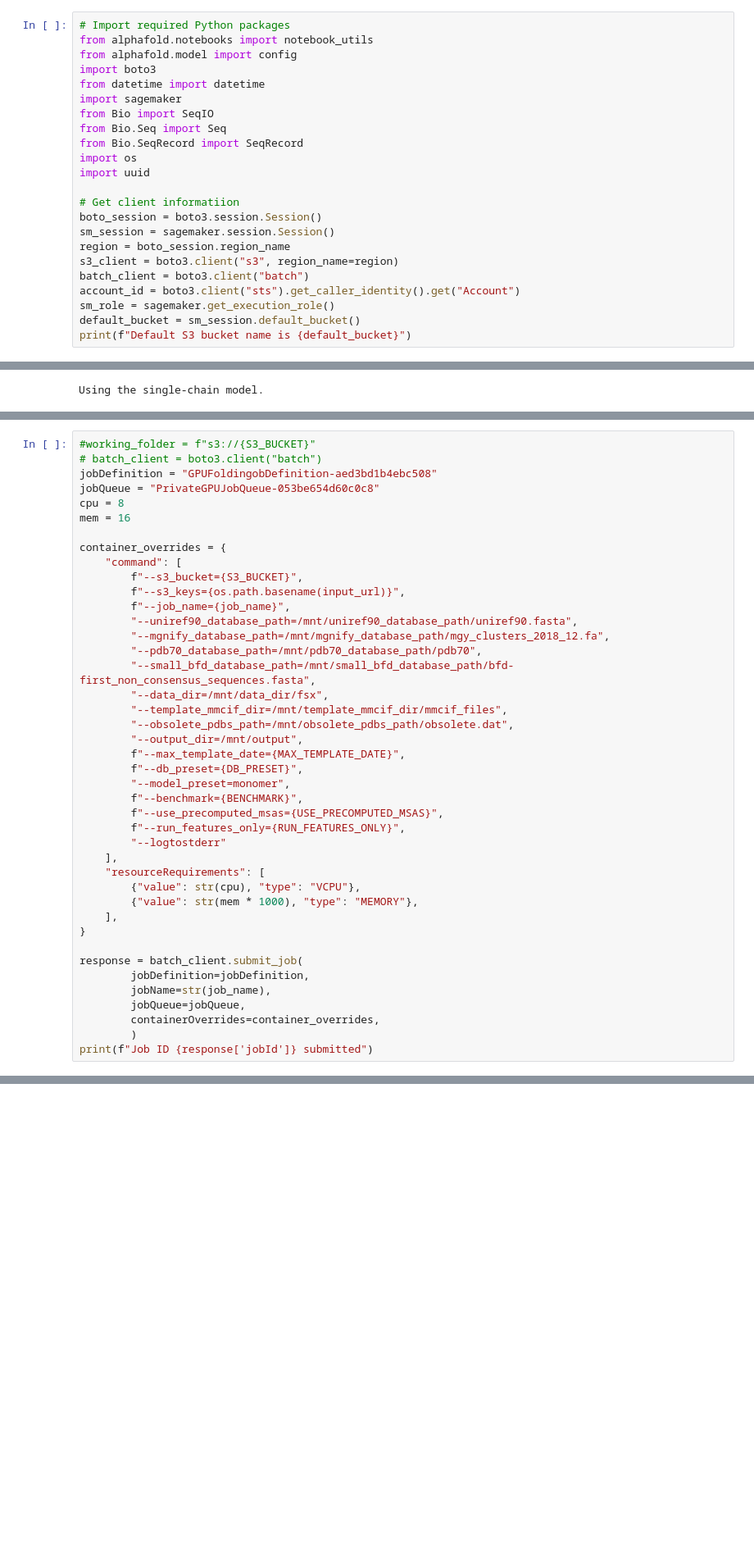
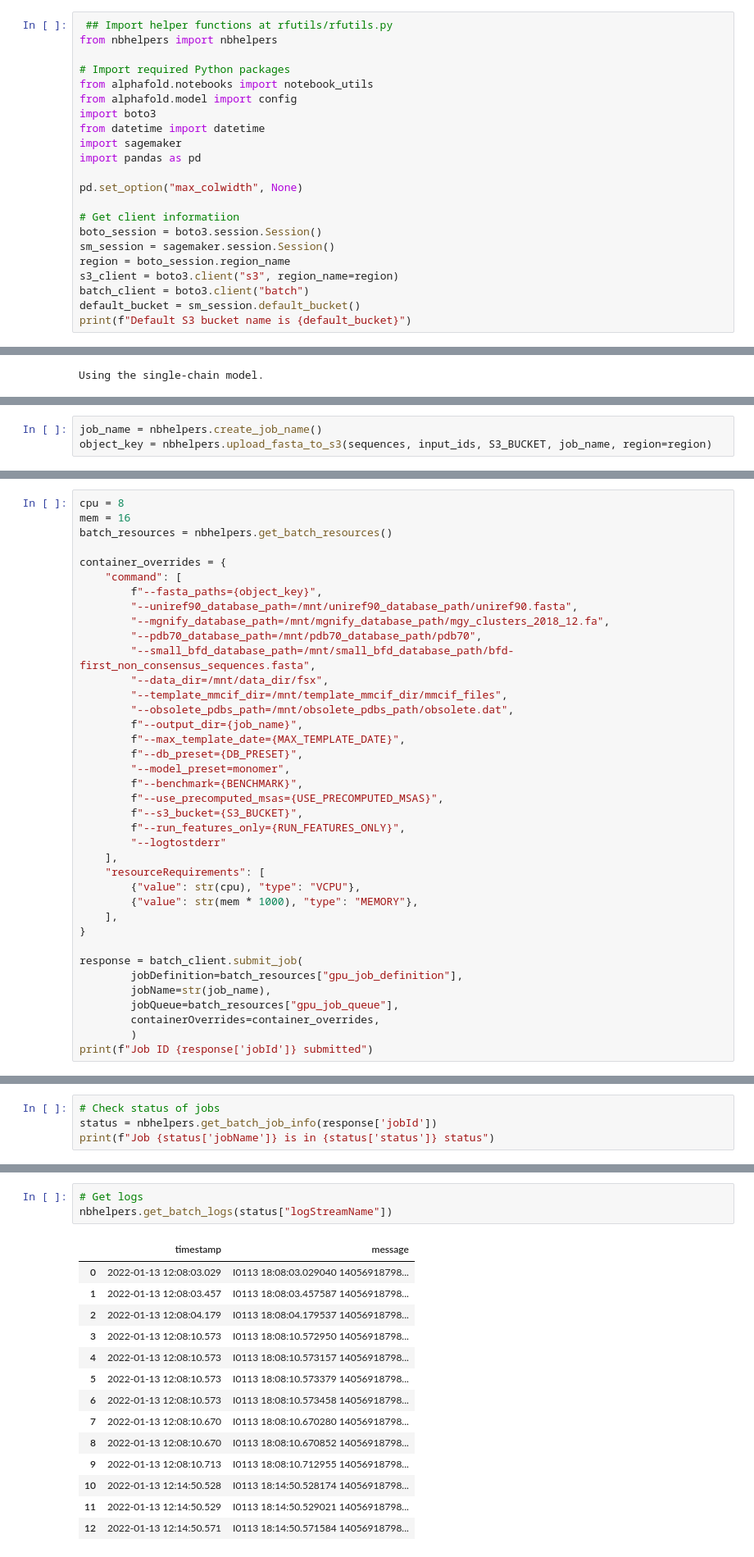
Before and after one commit to aws-samples/aws-batch-architecture-for-alphafold, a Jupyter notebook: notebooks/AWS-AlphaFold.ipynb, the cells around one changed output, grey strips where cells are left out. Shown at 82% size. Cells and saved outputs as stored; diff of their text form; blank space fills up the shorter version.

```diff
--- a/notebooks/AWS-AlphaFold.ipynb
+++ b/notebooks/AWS-AlphaFold.ipynb
@@ -35,17 +33,18 @@ Please paste the sequence of your protein in the text box below, then run the re
 
 Note that the search against databases and the actual prediction can take some time, from minutes to hours, depending on the length of the protein and what type of GPU you are allocated by Colab (see FAQ below).
 # %%
+ ## Import helper functions at rfutils/rfutils.py
+from nbhelpers import nbhelpers
+
 # Import required Python packages
 from alphafold.notebooks import notebook_utils
 from alphafold.model import config
 import boto3
 from datetime import datetime
 import sagemaker
-from Bio import SeqIO
-from Bio.Seq import Seq
-from Bio.SeqRecord import SeqRecord
-import os
-import uuid
+import pandas as pd
+
+pd.set_option("max_colwidth", None)
 
 # Get client informatiion
 boto_session = boto3.session.Session()
@@ -53,8 +52,6 @@ sm_session = sagemaker.session.Session()
 region = boto_session.region_name
 s3_client = boto3.client("s3", region_name=region)
 batch_client = boto3.client("batch")
-account_id = boto3.client("sts").get_caller_identity().get("Account")
-sm_role = sagemaker.get_execution_role()
 default_bucket = sm_session.default_bucket()
 print(f"Default S3 bucket name is {default_bucket}")
 # %% [output]
@@ -172,0 +123,3 @@ os.path.basename(input_url)
+# %%
+job_name = nbhelpers.create_job_name()
+object_key = nbhelpers.upload_fasta_to_s3(sequences, input_ids, S3_BUCKET, job_name, region=region)
@@ -173,16 +130,11 @@ os.path.basename(input_url)
 # %%
-#working_folder = f"s3://{S3_BUCKET}"
-# batch_client = boto3.client("batch")
-jobDefinition = "GPUFoldingobDefinition-aed3bd1b4ebc508"
-jobQueue = "PrivateGPUJobQueue-053be654d60c0c8"
 cpu = 8
 mem = 16
+batch_resources = nbhelpers.get_batch_resources()
 
 container_overrides = {
     "command": [
-        f"--s3_bucket={S3_BUCKET}",
-        f"--s3_keys={os.path.basename(input_url)}",
-        f"--job_name={job_name}",
+        f"--fasta_paths={object_key}",
         "--uniref90_database_path=/mnt/uniref90_database_path/uniref90.fasta",
         "--mgnify_database_path=/mnt/mgnify_database_path/mgy_clusters_2018_12.fa",
         "--pdb70_database_path=/mnt/pdb70_database_path/pdb70",
@@ -190,12 +142,13 @@ container_overrides = {
         "--data_dir=/mnt/data_dir/fsx",
         "--template_mmcif_dir=/mnt/template_mmcif_dir/mmcif_files",
         "--obsolete_pdbs_path=/mnt/obsolete_pdbs_path/obsolete.dat",
-        "--output_dir=/mnt/output",
+        f"--output_dir={job_name}",
         f"--max_template_date={MAX_TEMPLATE_DATE}",
         f"--db_preset={DB_PRESET}",
         "--model_preset=monomer",
         f"--benchmark={BENCHMARK}",
         f"--use_precomputed_msas={USE_PRECOMPUTED_MSAS}",
+        f"--s3_bucket={S3_BUCKET}",
         f"--run_features_only={RUN_FEATURES_ONLY}",
         "--logtostderr"
     ],
@@ -206,9 +159,9 @@ container_overrides = {
 }
 
 response = batch_client.submit_job(
-        jobDefinition=jobDefinition,
+        jobDefinition=batch_resources["gpu_job_definition"],
         jobName=str(job_name),
-        jobQueue=jobQueue,
+        jobQueue=batch_resources["gpu_job_queue"],
         containerOverrides=container_overrides,
         )
 print(f"Job ID {response['jobId']} submitted")
@@ -965,0 +170,4 @@ files.download(f'{output_dir}.zip')
+# %%
+# Check status of jobs
+status = nbhelpers.get_batch_job_info(response['jobId'])
+print(f"Job {status['jobName']} is in {status['status']} status")
@@ -965,0 +176,18 @@ files.download(f'{output_dir}.zip')
+# %%
+# Get logs
+nbhelpers.get_batch_logs(status["logStreamName"])
+# %% [output]
+|  | timestamp | message |
+| 0 | 2022-01-13 12:08:03.029 | I0113 18:08:03.029040 14056918798... |
+| 1 | 2022-01-13 12:08:03.457 | I0113 18:08:03.457587 14056918798... |
+| 2 | 2022-01-13 12:08:04.179 | I0113 18:08:04.179537 14056918798... |
+| 3 | 2022-01-13 12:08:10.573 | I0113 18:08:10.572950 14056918798... |
+| 4 | 2022-01-13 12:08:10.573 | I0113 18:08:10.573157 14056918798... |
+| 5 | 2022-01-13 12:08:10.573 | I0113 18:08:10.573379 14056918798... |
+| 6 | 2022-01-13 12:08:10.573 | I0113 18:08:10.573458 14056918798... |
+| 7 | 2022-01-13 12:08:10.670 | I0113 18:08:10.670280 14056918798... |
+| 8 | 2022-01-13 12:08:10.670 | I0113 18:08:10.670852 14056918798... |
+| 9 | 2022-01-13 12:08:10.713 | I0113 18:08:10.712955 14056918798... |
+| 10 | 2022-01-13 12:14:50.528 | I0113 18:14:50.528174 14056918798... |
+| 11 | 2022-01-13 12:14:50.529 | I0113 18:14:50.529021 14056918798... |
+| 12 | 2022-01-13 12:14:50.571 | I0113 18:14:50.571584 14056918798... |
```
Also changed, not shown: parts of 21 cells of this notebook.
